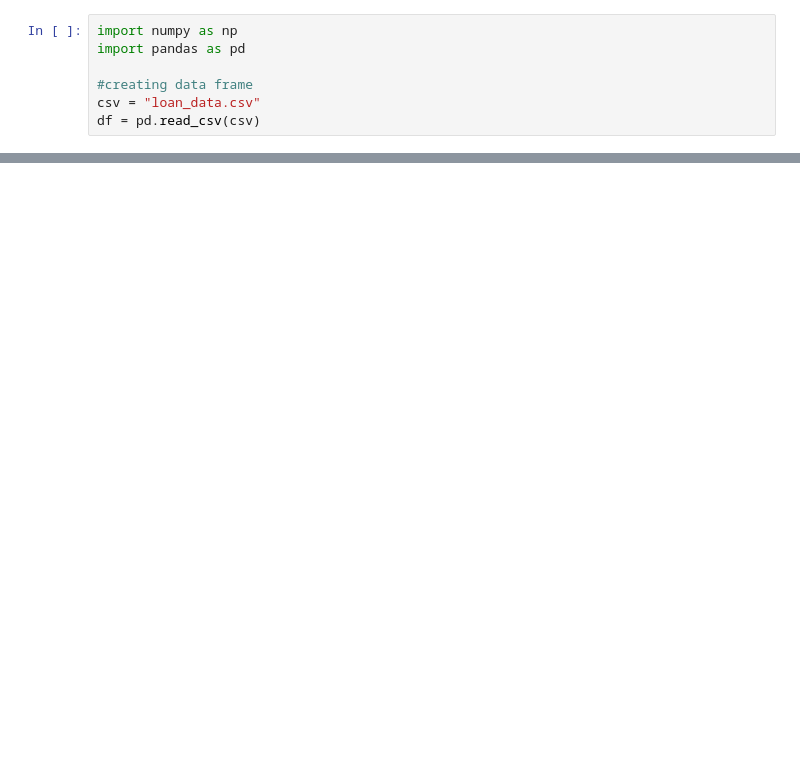
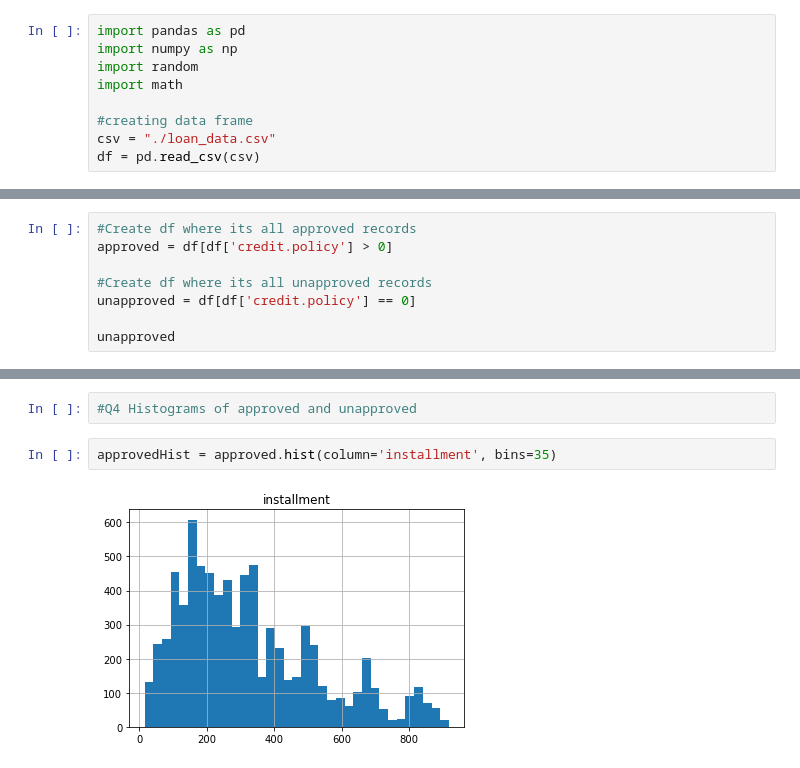
Before and after one commit to TobiOnabolu/MachineLearning, a Jupyter notebook: Assignment1/a1.ipynb, the cells around one changed output, grey strips where cells are left out. Drawn from its saved outputs; the diff is of its cells as text; blank space fills up the shorter version.

```diff
--- a/Assignment1/a1.ipynb
+++ b/Assignment1/a1.ipynb
@@ -1,8 +1,10 @@
 # %%
+import pandas as pd
 import numpy as np
-import pandas as pd
+import random
+import math
 
 #creating data frame
-csv = "loan_data.csv"
+csv = "./loan_data.csv"
 df = pd.read_csv(csv)
 # %%
@@ -101,0 +85,8 @@ dtype: object
+# %%
+#Create df where its all approved records
+approved = df[df['credit.policy'] > 0]
+
+#Create df where its all unapproved records
+unapproved = df[df['credit.policy'] == 0]
+
+unapproved
@@ -101,0 +107,6 @@ dtype: object
+# %%
+#Q4 Histograms of approved and unapproved
+# %%
+approvedHist = approved.hist(column='installment', bins=35)
+# %% [output]
+[figure, added]
```
Also changed, not shown: parts of 28 cells of this notebook, 4 other files.
